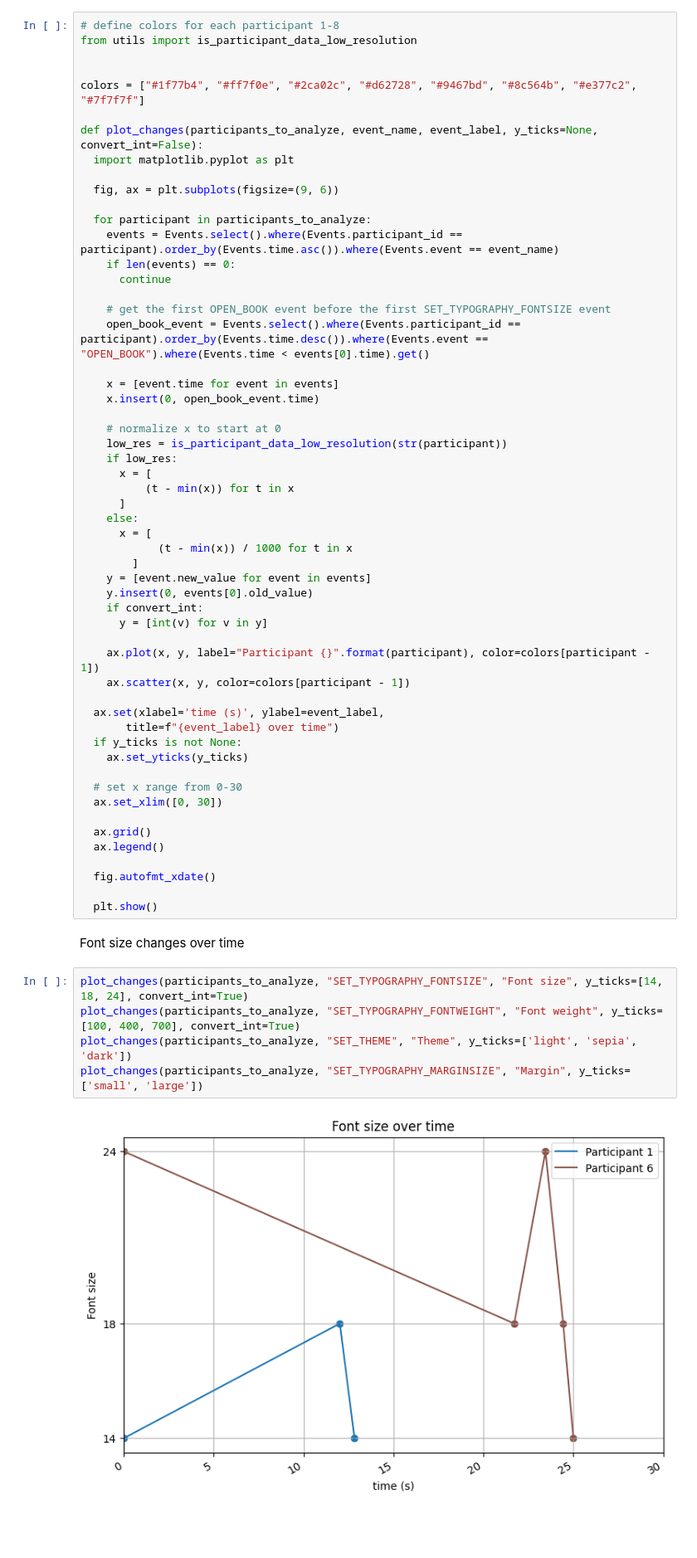
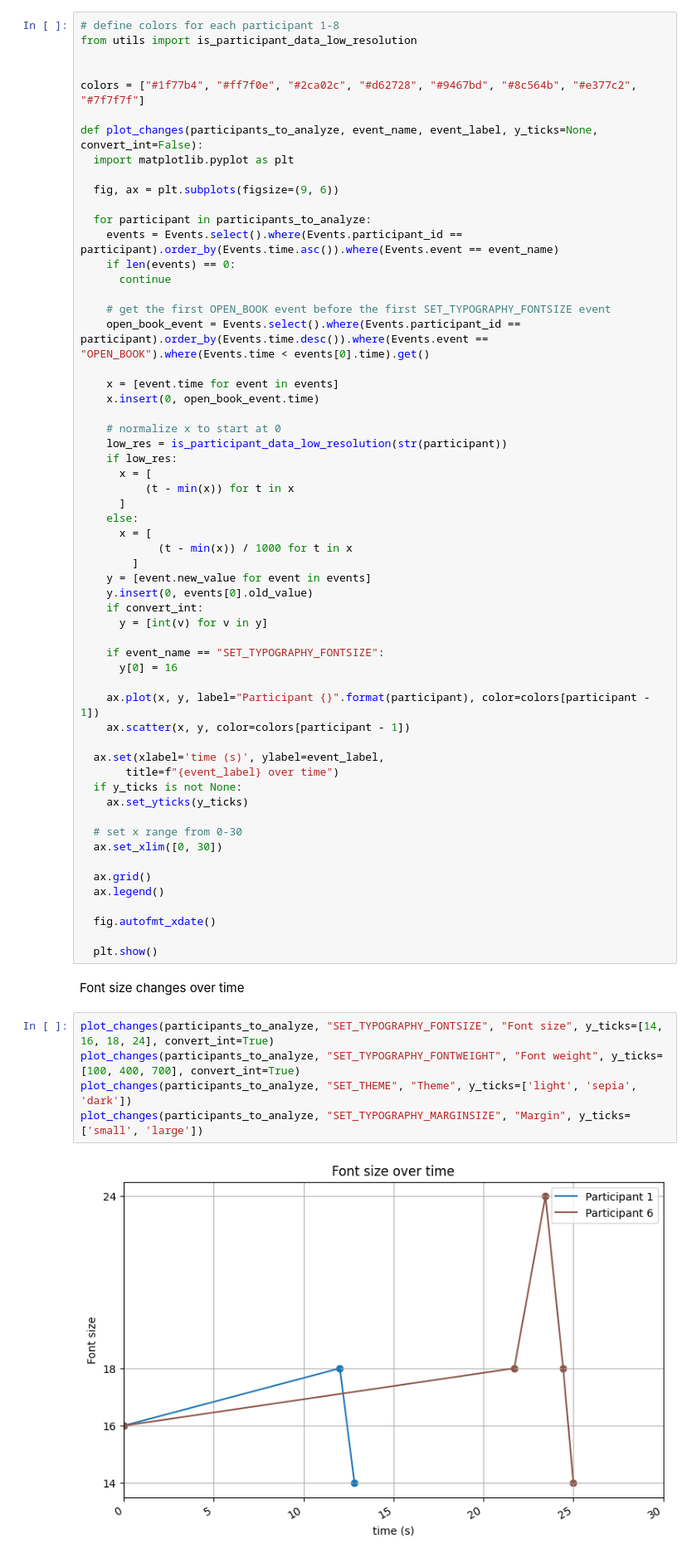
Before and after one commit to SlimShadyIAm/flow, a Jupyter notebook: apps/backend/presentation-adjustments.ipynb, the cells around one changed output. Shown: that part at 83% size. Cells and saved outputs as stored; diff of their text form; blank space fills up the shorter version.

```diff
--- a/apps/backend/presentation-adjustments.ipynb
+++ b/apps/backend/presentation-adjustments.ipynb
@@ -84,6 +84,9 @@ def plot_changes(participants_to_analyze, event_name, event_label, y_ticks=None,
     if convert_int:
       y = [int(v) for v in y]
 
+    if event_name == "SET_TYPOGRAPHY_FONTSIZE":
+      y[0] = 16
+
     ax.plot(x, y, label="Participant {}".format(participant), color=colors[participant - 1])
     ax.scatter(x, y, color=colors[participant - 1])
 
@@ -104,12 +107,12 @@ def plot_changes(participants_to_analyze, event_name, event_label, y_ticks=None,
 # %% [markdown]
 Font size changes over time
 # %%
-plot_changes(participants_to_analyze, "SET_TYPOGRAPHY_FONTSIZE", "Font size", y_ticks=[14, 18, 24], convert_int=True)
+plot_changes(participants_to_analyze, "SET_TYPOGRAPHY_FONTSIZE", "Font size", y_ticks=[14, 16, 18, 24], convert_int=True)
 plot_changes(participants_to_analyze, "SET_TYPOGRAPHY_FONTWEIGHT", "Font weight", y_ticks=[100, 400, 700], convert_int=True)
 plot_changes(participants_to_analyze, "SET_THEME", "Theme", y_ticks=['light', 'sepia', 'dark'])
 plot_changes(participants_to_analyze, "SET_TYPOGRAPHY_MARGINSIZE", "Margin", y_ticks=['small', 'large'])
 # %% [output]
-[figure, old version]
+[figure, new version]
 [figure]
 [figure]
 [figure]
```
Also changed, not shown: 2 other files.
